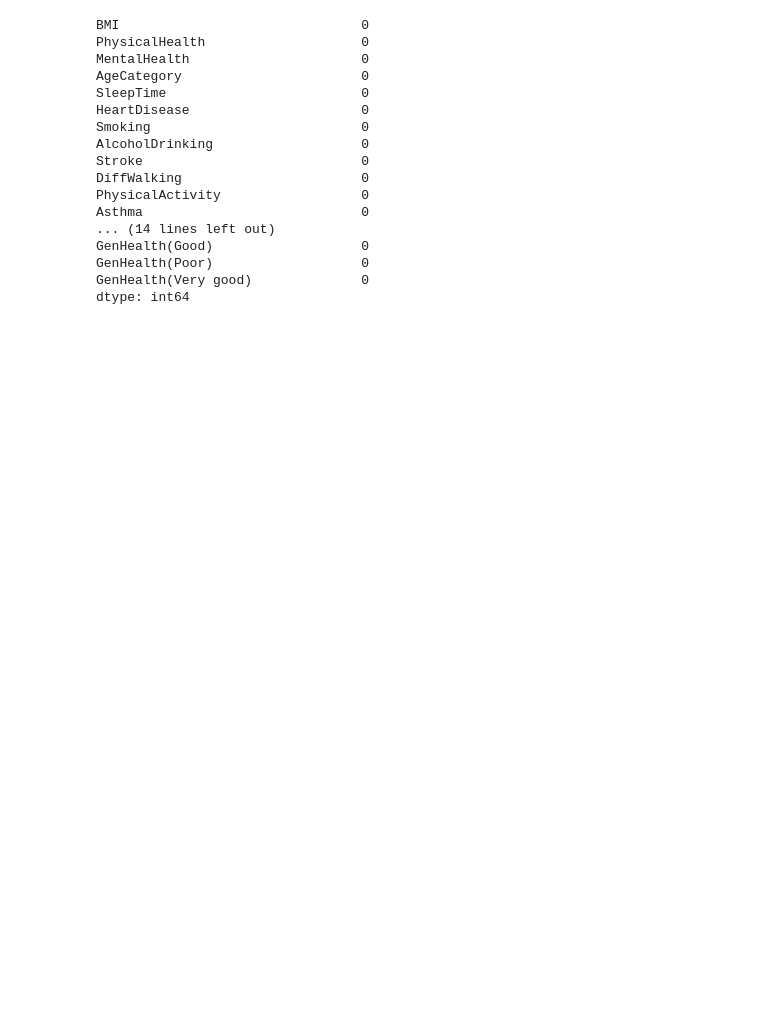
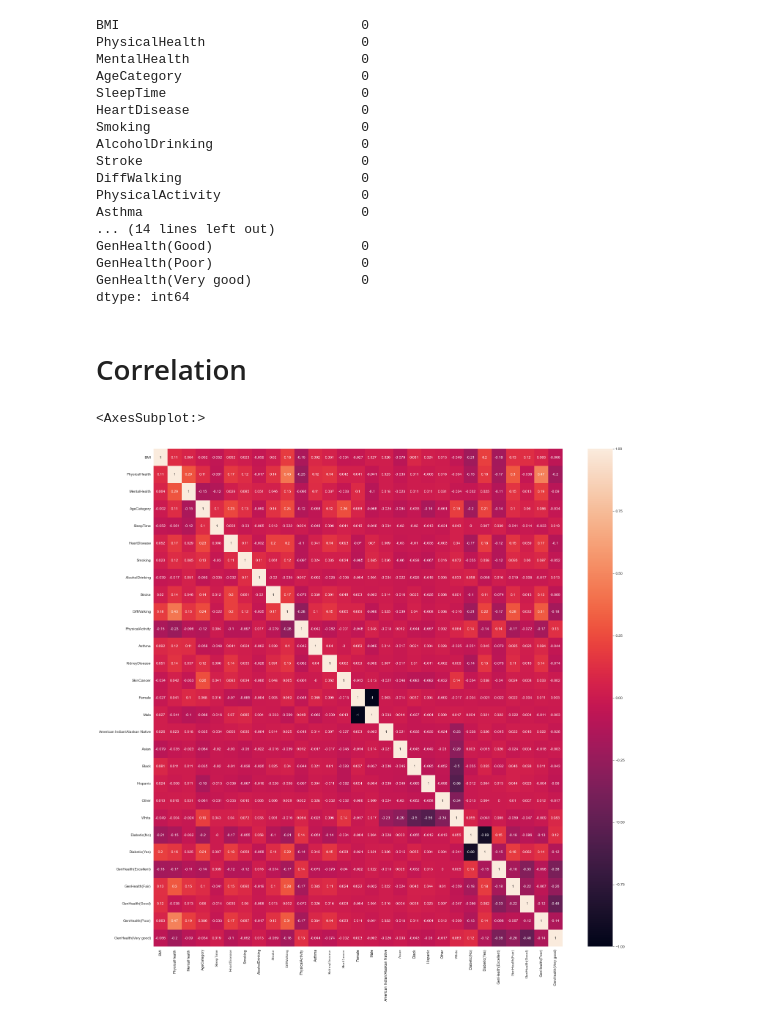
Before and after one commit to COGS118A/Group011-Sp22, a Jupyter notebook: Data Cleaning.ipynb, the cells around one changed output. Drawn from its saved outputs; the diff is of its cells as text; code cells hidden in the pictures; blank space fills up the shorter version.

Commit message:
Correlation added

```diff
--- a/Data Cleaning.ipynb
+++ b/Data Cleaning.ipynb
@@ -279,3 +280,12 @@ GenHealth(Good)                   0
 GenHealth(Poor)                   0
 GenHealth(Very good)              0
 dtype: int64
+# %% [markdown]
+# Correlation
+# %%
+correlation = result_df.corr().round(3)
+plt.figure(figsize = (25,25))
+sns.heatmap(correlation, annot = True, cmap = 'rocket')
+# %% [output]
+<AxesSubplot:>
+[figure, added]
```
Also changed, not shown: parts of 5 cells of this notebook.
